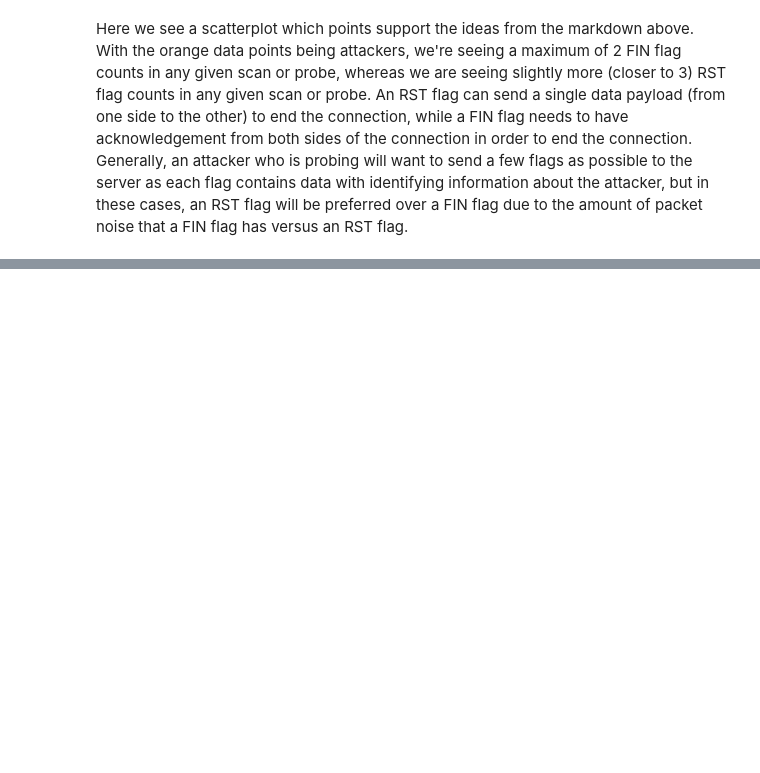
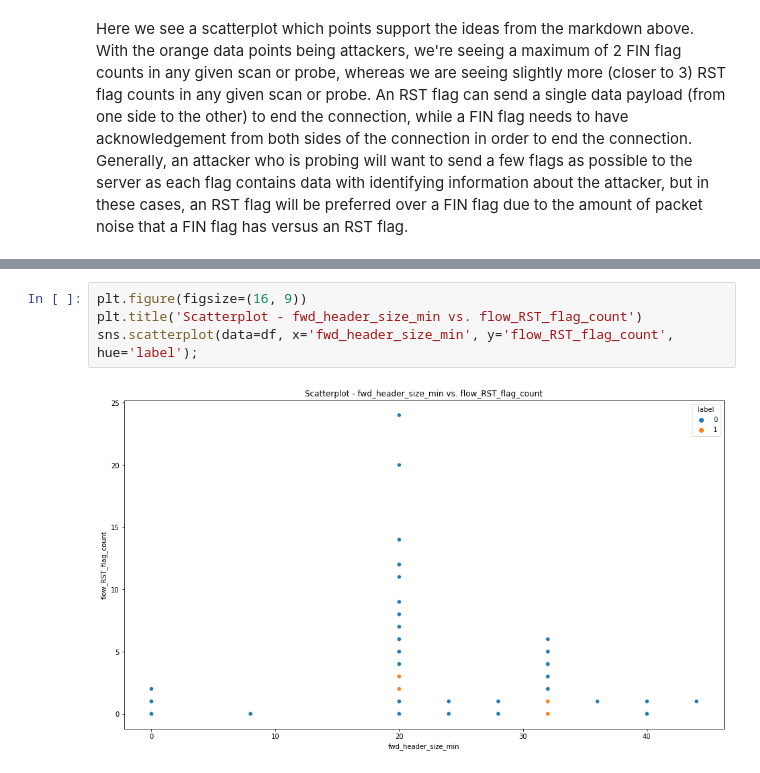
Before and after one commit to linjoshua882/deep-learning-cybersecurity-intrusion-detection, a Jupyter notebook: 2-eda.ipynb, the cells around one changed output, grey strips where cells are left out. Saved outputs shown, nothing was run; the diff lists cells and outputs as text; blank space fills up the shorter version.

```diff
--- a/2-eda.ipynb
+++ b/2-eda.ipynb
@@ -167,0 +215,6 @@ Here we see a scatterplot which points support the ideas from the markdown above
+# %%
+plt.figure(figsize=(16, 9))
+plt.title('Scatterplot - fwd_header_size_min vs. flow_RST_flag_count')
+sns.scatterplot(data=df, x='fwd_header_size_min', y='flow_RST_flag_count', hue='label');
+# %% [output]
+[figure, added]
```
Also changed, not shown: parts of 12 cells of this notebook, 2 other files.
